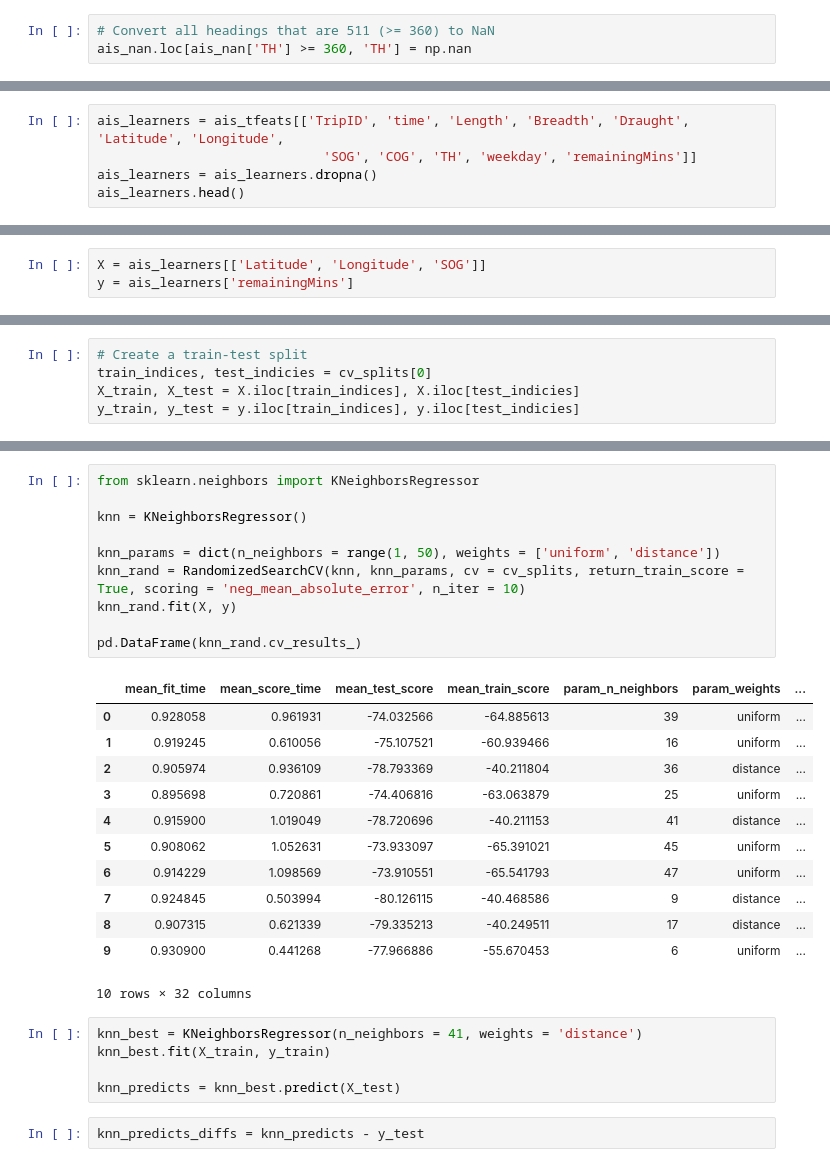
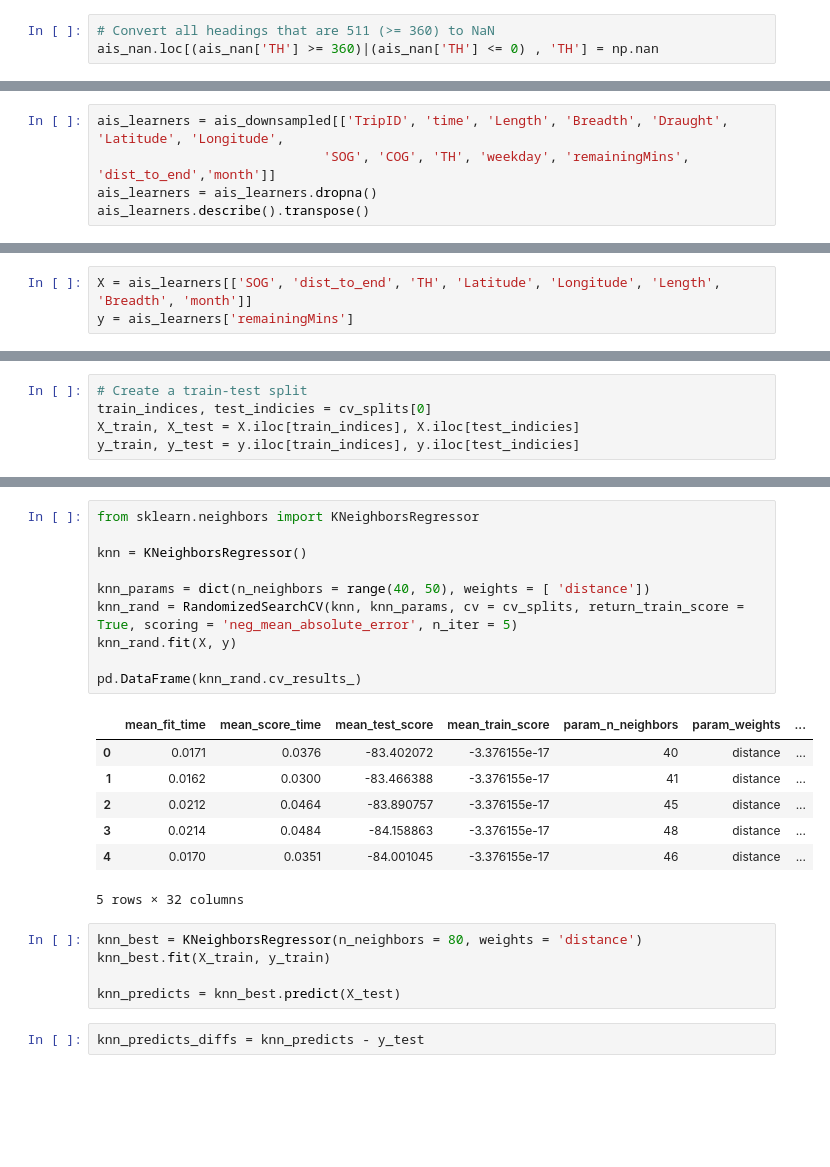
Before and after one commit to jank324/ais-predictor, a Jupyter notebook: data/filter ROT-HAM data.ipynb, the cells around one changed output, grey strips where cells are left out. Saved outputs shown, nothing was run; the diff lists cells and outputs as text; blank space fills up the shorter version.

```diff
--- a/data/filter ROT-HAM data.ipynb
+++ b/data/filter ROT-HAM data.ipynb
@@ -39,7 +39,7 @@ ais_nan['EndTime'] = pd.to_datetime(ais_nan['EndTime'], format = '\'%Y-%m-%d %H:
 ais_nan['time'] = pd.to_datetime(ais_nan['time'], format = '\'%Y-%m-%d %H:%M\'')
 # %%
 # Convert all headings that are 511 (>= 360) to NaN
-ais_nan.loc[ais_nan['TH'] >= 360, 'TH'] = np.nan
+ais_nan.loc[(ais_nan['TH'] >= 360)|(ais_nan['TH'] <= 0) , 'TH'] = np.nan
 # %%
 # Convert courses >= 360 to NaN
 ais_nan.loc[ais_nan['COG'] >= 360, 'COG'] = np.nan
@@ -283,7 +293,7 @@ Index([u'TripID', u'StartLatitude', u'StartLongitude', u'StartTime',
       dtype='object')
 # %%
-ais_learners = ais_tfeats[['TripID', 'time', 'Length', 'Breadth', 'Draught', 'Latitude', 'Longitude',
-                             'SOG', 'COG', 'TH', 'weekday', 'remainingMins']]
+ais_learners = ais_downsampled[['TripID', 'time', 'Length', 'Breadth', 'Draught', 'Latitude', 'Longitude',
+                             'SOG', 'COG', 'TH', 'weekday', 'remainingMins', 'dist_to_end','month']]
 ais_learners = ais_learners.dropna()
-ais_learners.head()
+ais_learners.describe().transpose()
 # %% [output]
@@ -297,5 +313,5 @@ ais_learners.head()
 # %%
-X = ais_learners[['Latitude', 'Longitude', 'SOG']]
+X = ais_learners[['SOG', 'dist_to_end', 'TH', 'Latitude', 'Longitude', 'Length', 'Breadth', 'month']]
 y = ais_learners['remainingMins']
 # %%
 from sklearn.model_selection import GroupKFold
@@ -326,28 +342,23 @@ pd.DataFrame(lin_grid.cv_results_)
 # %%
 from sklearn.neighbors import KNeighborsRegressor
 
 knn = KNeighborsRegressor()
 
-knn_params = dict(n_neighbors = range(1, 50), weights = ['uniform', 'distance'])
-knn_rand = RandomizedSearchCV(knn, knn_params, cv = cv_splits, return_train_score = True, scoring = 'neg_mean_absolute_error', n_iter = 10)
+knn_params = dict(n_neighbors = range(40, 50), weights = [ 'distance'])
+knn_rand = RandomizedSearchCV(knn, knn_params, cv = cv_splits, return_train_score = True, scoring = 'neg_mean_absolute_error', n_iter = 5)
 knn_rand.fit(X, y)
 
 pd.DataFrame(knn_rand.cv_results_)
 # %% [output]
 |  | mean_fit_time | mean_score_time | mean_test_score | mean_train_score | param_n_neighbors | param_weights | ... |
-| 0 | 0.928058 | 0.961931 | -74.032566 | -64.885613 | 39 | uniform | ... |
-| 1 | 0.919245 | 0.610056 | -75.107521 | -60.939466 | 16 | uniform | ... |
-| 2 | 0.905974 | 0.936109 | -78.793369 | -40.211804 | 36 | distance | ... |
-| 3 | 0.895698 | 0.720861 | -74.406816 | -63.063879 | 25 | uniform | ... |
-| 4 | 0.915900 | 1.019049 | -78.720696 | -40.211153 | 41 | distance | ... |
-| 5 | 0.908062 | 1.052631 | -73.933097 | -65.391021 | 45 | uniform | ... |
-| 6 | 0.914229 | 1.098569 | -73.910551 | -65.541793 | 47 | uniform | ... |
-| 7 | 0.924845 | 0.503994 | -80.126115 | -40.468586 | 9 | distance | ... |
-| 8 | 0.907315 | 0.621339 | -79.335213 | -40.249511 | 17 | distance | ... |
-| 9 | 0.930900 | 0.441268 | -77.966886 | -55.670453 | 6 | uniform | ... |
+| 0 | 0.0171 | 0.0376 | -83.402072 | -3.376155e-17 | 40 | distance | ... |
+| 1 | 0.0162 | 0.0300 | -83.466388 | -3.376155e-17 | 41 | distance | ... |
+| 2 | 0.0212 | 0.0464 | -83.890757 | -3.376155e-17 | 45 | distance | ... |
+| 3 | 0.0214 | 0.0484 | -84.158863 | -3.376155e-17 | 48 | distance | ... |
+| 4 | 0.0170 | 0.0351 | -84.001045 | -3.376155e-17 | 46 | distance | ... |
-10 rows × 32 columns
+5 rows × 32 columns
 # %%
-knn_best = KNeighborsRegressor(n_neighbors = 41, weights = 'distance')
+knn_best = KNeighborsRegressor(n_neighbors = 80, weights = 'distance')
 knn_best.fit(X_train, y_train)
 
 knn_predicts = knn_best.predict(X_test)
```
Also changed, not shown: parts of 19 cells of this notebook.
